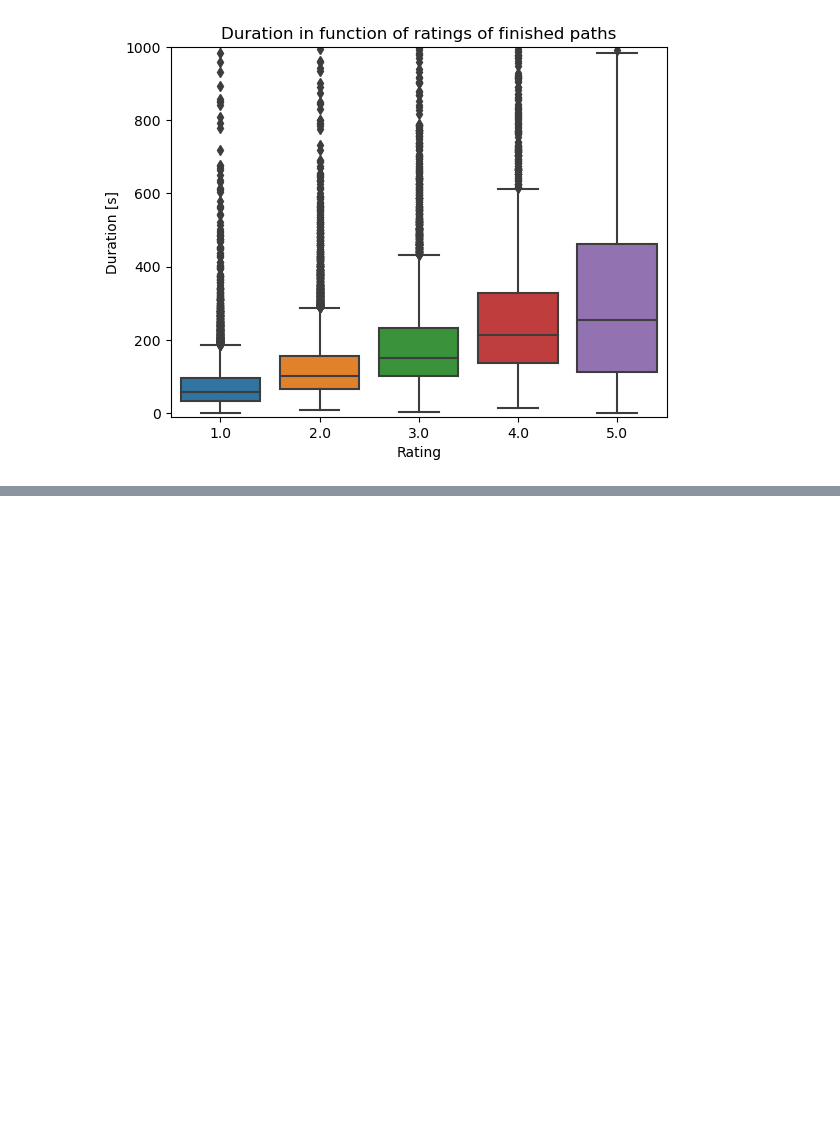
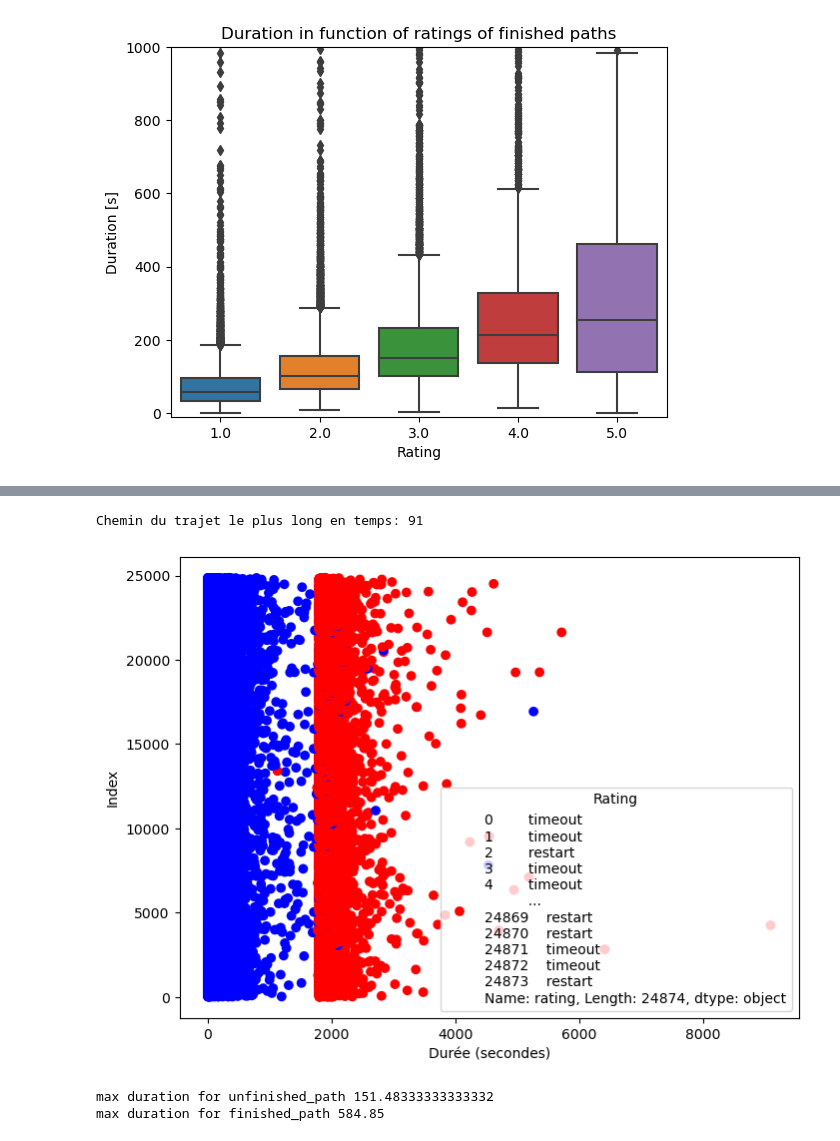
Before and after one commit to epfl-ada/ada-2023-project-miaoumiaou, a Jupyter notebook: Visualisation_wiki.ipynb, the cells around one changed output, grey strips where cells are left out. Cells and saved outputs as stored; diff of their text form; code cells hidden in the pictures; blank space fills up the shorter version.

```diff
--- a/Visualisation_wiki.ipynb
+++ b/Visualisation_wiki.ipynb
@@ -126,0 +153,29 @@ Text(0, 0.5, 'Duration [s]')
+# %%
+unfinished_path_duration = unfinished_path['durationInSec']
+unfinished_path_rating = unfinished_path['rating']
+
+max_duration_unfinished = max(unfinished_path_duration)
+max_duration_finished = max(finished_path['durationInSec'])
+
+max_duration_finished_id = finished_path.sort_values(by = 'durationInSec', ascending= False)
+longest_trip = max_duration_finished_id.iloc[0]
+print("Chemin du trajet le plus long en temps:", len(longest_trip['path']))
+
+
+plt.figure(figsize=(8, 6))
+colors = {'timeout': 'red', 'restart': 'blue'}
+plt.scatter(unfinished_path_duration, range(len(unfinished_path)), c=[colors[r] for r in unfinished_path_rating], label=unfinished_path_rating)
+
+plt.xlabel('Durée (secondes)')
+plt.ylabel('Index')
+plt.legend(title='Rating')
+
+plt.show()
+
+print('max duration for unfinished_path', max_duration_unfinished/60)
+print('max duration for finished_path', max_duration_finished/60)
+# %% [output]
+Chemin du trajet le plus long en temps: 91
+[figure, added]
+max duration for unfinished_path 151.48333333333332
+max duration for finished_path 584.85
```
Also changed, not shown: parts of 3 cells of this notebook.
